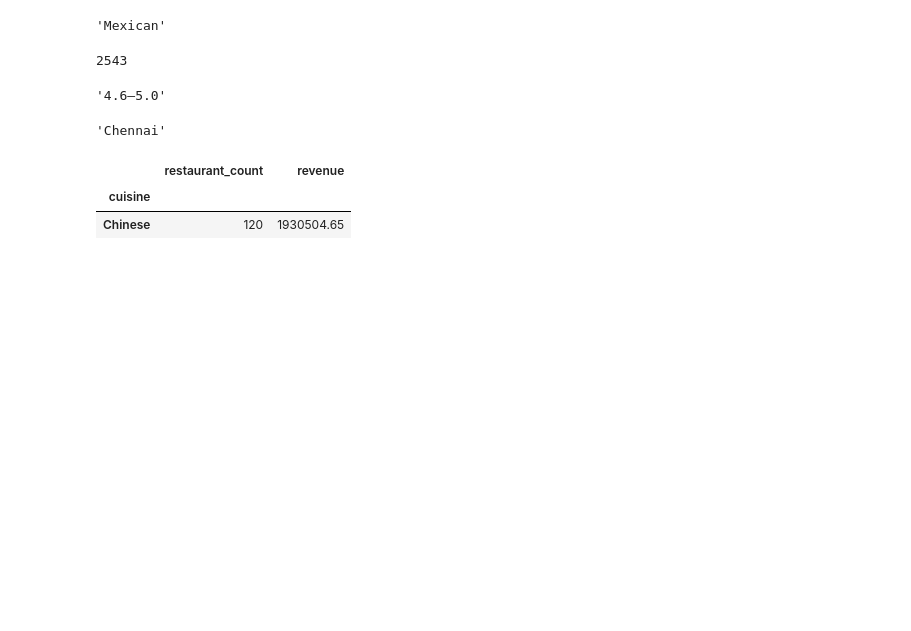
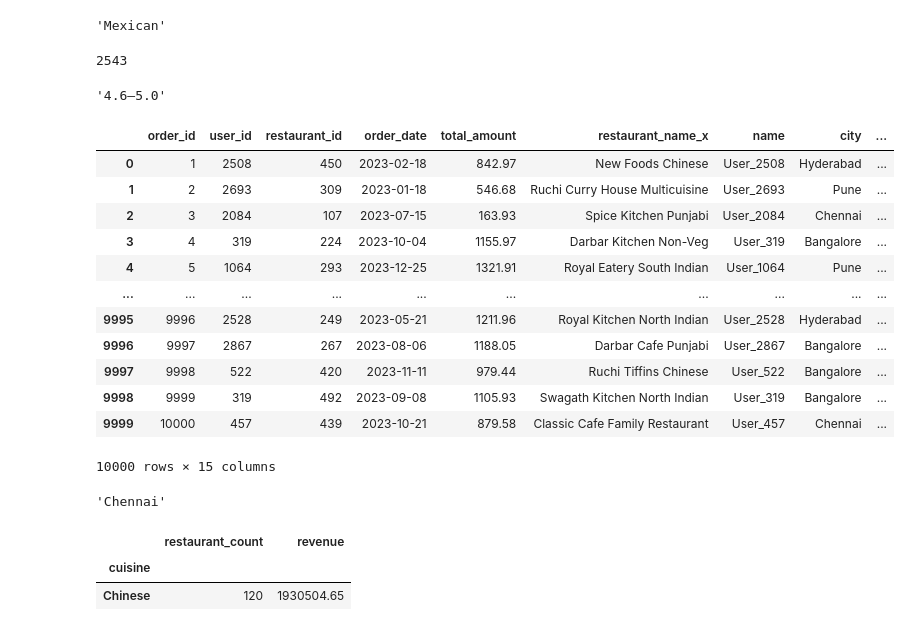
Before and after one commit to tharunrajunanadhula/Innomatics-hackathon-, a Jupyter notebook: Tharun_Nandula_Hackathon.ipynb, the cells around one changed output. Cells and saved outputs as stored; diff of their text form; code cells hidden in the pictures; blank space fills up the shorter version.

```diff
--- a/Tharun_Nandula_Hackathon.ipynb
+++ b/Tharun_Nandula_Hackathon.ipynb
@@ -131,9 +131,30 @@ user_spend[user_spend > 1000].nunique()
 2543
 # %%
 #Which restaurant rating range generated the highest total revenue?
+df["rating_range"] = pd.cut(
+    df["rating"],
+    bins=[0,3.5,4.0,4.5,5.0],
+    labels=["3.0–3.5","3.6–4.0","4.1–4.5","4.6–5.0"]
+)
 df.groupby("rating_range")["total_amount"].sum().idxmax()
 # %% [output]
 '4.6–5.0'
+# %%
+df
+# %% [output]
+|  | order_id | user_id | restaurant_id | order_date | total_amount | restaurant_name_x | name | city | ... |
+| 0 | 1 | 2508 | 450 | 2023-02-18 | 842.97 | New Foods Chinese | User_2508 | Hyderabad | ... |
+| 1 | 2 | 2693 | 309 | 2023-01-18 | 546.68 | Ruchi Curry House Multicuisine | User_2693 | Pune | ... |
+| 2 | 3 | 2084 | 107 | 2023-07-15 | 163.93 | Spice Kitchen Punjabi | User_2084 | Chennai | ... |
+| 3 | 4 | 319 | 224 | 2023-10-04 | 1155.97 | Darbar Kitchen Non-Veg | User_319 | Bangalore | ... |
+| 4 | 5 | 1064 | 293 | 2023-12-25 | 1321.91 | Royal Eatery South Indian | User_1064 | Pune | ... |
+| ... | ... | ... | ... | ... | ... | ... | ... | ... | ... |
+| 9995 | 9996 | 2528 | 249 | 2023-05-21 | 1211.96 | Royal Kitchen North Indian | User_2528 | Hyderabad | ... |
+| 9996 | 9997 | 2867 | 267 | 2023-08-06 | 1188.05 | Darbar Cafe Punjabi | User_2867 | Bangalore | ... |
+| 9997 | 9998 | 522 | 420 | 2023-11-11 | 979.44 | Ruchi Tiffins Chinese | User_522 | Bangalore | ... |
+| 9998 | 9999 | 319 | 492 | 2023-09-08 | 1105.93 | Swagath Kitchen North Indian | User_319 | Bangalore | ... |
+| 9999 | 10000 | 457 | 439 | 2023-10-21 | 879.58 | Classic Cafe Family Restaurant | User_457 | Chennai | ... |
+10000 rows × 15 columns
 # %%
 #Among Gold members, which city has the highest average order value?
 df[df["membership"] == "Gold"] \
```
Also changed, not shown: parts of 5 cells of this notebook.
